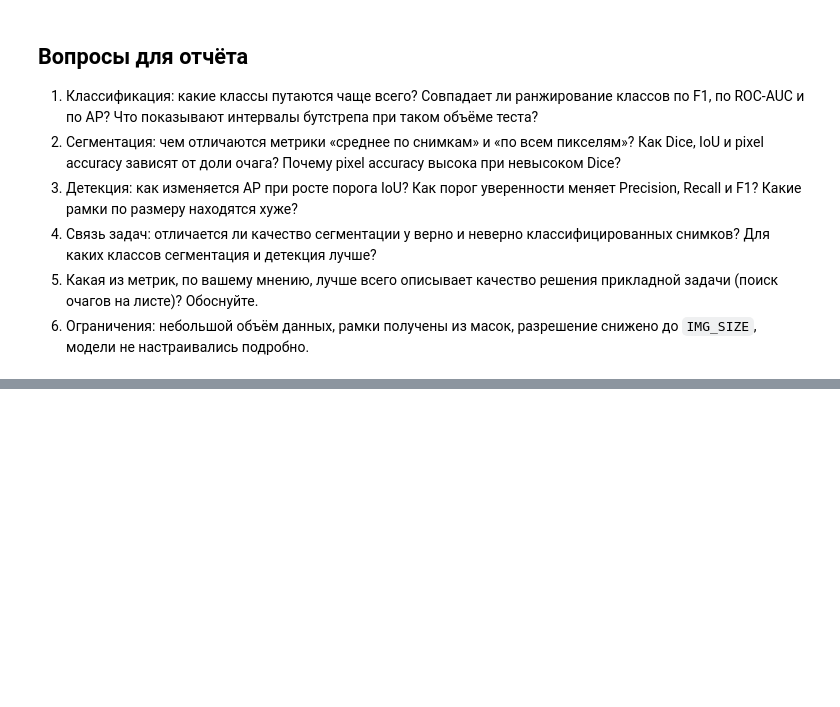
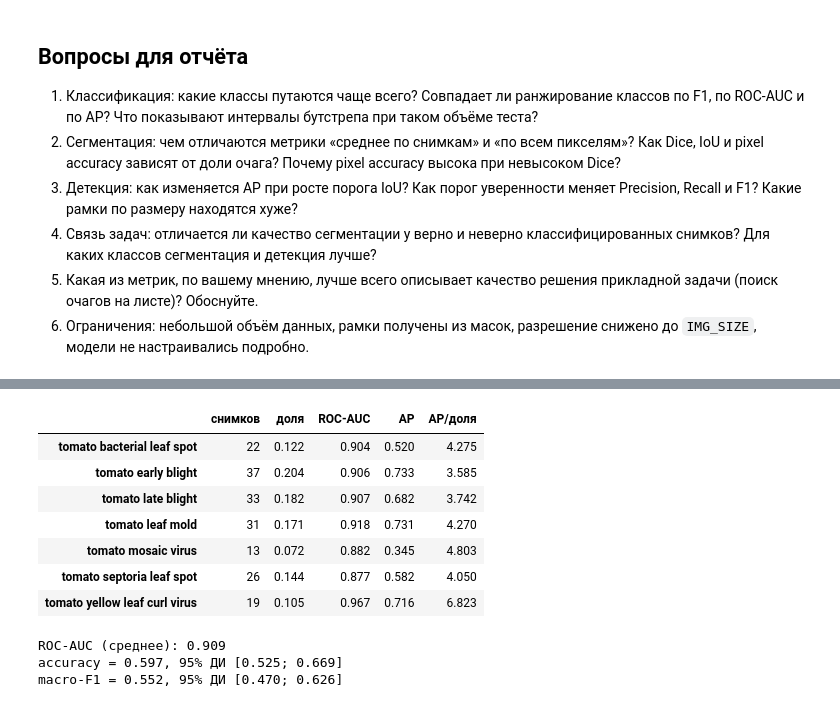
Before and after one commit to RaccoonKa/BFU_labs, a Jupyter notebook: NTMIP/lab_9/09_Practice.ipynb, the cells around one changed output, grey strips where cells are left out. Saved outputs shown, nothing was run; the diff lists cells and outputs as text; code cells hidden in the pictures; blank space fills up the shorter version.

```diff
--- a/NTMIP/lab_9/09_Practice.ipynb
+++ b/NTMIP/lab_9/09_Practice.ipynb
@@ -940,0 +1468,33 @@ final.to_csv(OUT_DIR / 'final_summary.csv', index=False)
+# %%
+ovr = pd.DataFrame({
+    'снимков':  [int((y_test==c).sum()) for c in all_ids],
+    'доля':     [float((y_test==c).mean()) for c in all_ids],
+    'ROC-AUC':  [roc_auc_score((y_test==c).astype(int), prob_test[:,c]) for c in all_ids],
+    'AP':       [average_precision_score((y_test==c).astype(int), prob_test[:,c]) for c in all_ids]
+}, index=class_names)
+ovr['AP/доля'] = ovr['AP']/ovr['доля']
+display(ovr.round(3))
+print(f"ROC-AUC (среднее): {ovr['ROC-AUC'].mean():.3f}")
+
+rng = np.random.default_rng(SEED)
+bs = []
+for _ in range(1000):
+    i = rng.integers(0, len(y_test), len(y_test))
+    _, _, f, _ = precision_recall_fscore_support(y_test[i], pred_cls[i], labels=all_ids, zero_division=0)
+    bs.append([accuracy_score(y_test[i], pred_cls[i]), f.mean()])
+lo, hi = np.percentile(np.array(bs), [2.5, 97.5], axis=0)
+print(f'accuracy = {accuracy_score(y_test, pred_cls):.3f}, 95% ДИ [{lo[0]:.3f}; {hi[0]:.3f}]')
+print(f'macro-F1 = {f_.mean():.3f}, 95% ДИ [{lo[1]:.3f}; {hi[1]:.3f}]')
+ovr.to_csv(OUT_DIR / 'classification_ovr.csv')
+# %% [output]
+|  | снимков | доля | ROC-AUC | AP | AP/доля |
+| tomato bacterial leaf spot | 22 | 0.122 | 0.904 | 0.520 | 4.275 |
+| tomato early blight | 37 | 0.204 | 0.906 | 0.733 | 3.585 |
+| tomato late blight | 33 | 0.182 | 0.907 | 0.682 | 3.742 |
+| tomato leaf mold | 31 | 0.171 | 0.918 | 0.731 | 4.270 |
+| tomato mosaic virus | 13 | 0.072 | 0.882 | 0.345 | 4.803 |
+| tomato septoria leaf spot | 26 | 0.144 | 0.877 | 0.582 | 4.050 |
+| tomato yellow leaf curl virus | 19 | 0.105 | 0.967 | 0.716 | 6.823 |
+ROC-AUC (среднее): 0.909
+accuracy = 0.597, 95% ДИ [0.525; 0.669]
+macro-F1 = 0.552, 95% ДИ [0.470; 0.626]
```
Also changed, not shown: parts of 20 cells of this notebook, 10 other files.
